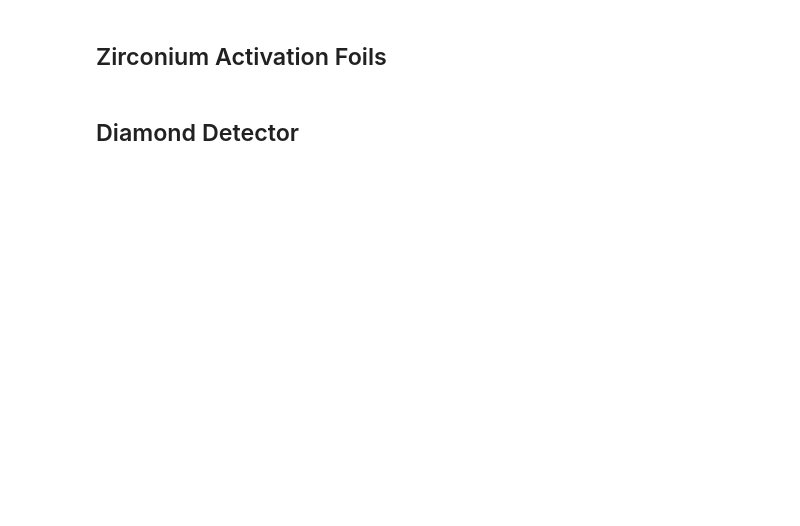
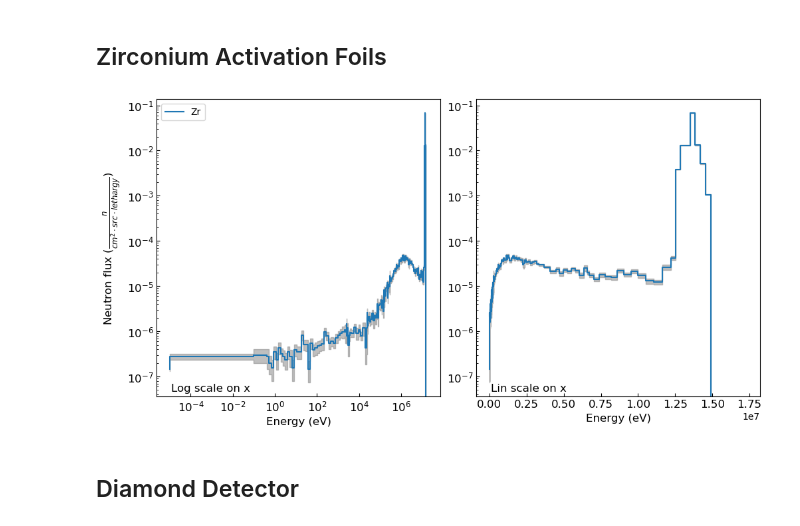
Before and after one commit to LIBRA-project/BABY-1L-run-1, a Jupyter notebook: analysis/neutron/postprocessing.ipynb, the cells around one changed output. Cells and saved outputs as stored; diff of their text form; code cells hidden in the pictures; blank space fills up the shorter version.

Commit message:
plot zr current

```diff
--- a/analysis/neutron/postprocessing.ipynb
+++ b/analysis/neutron/postprocessing.ipynb
@@ -214,5 +204,14 @@ plot = plot_mesh_tally(
     )
 # %% [markdown]
 ## Zirconium Activation Foils
+# %%
+act_foils_radius = 1.8
+act_foils_surface = helpers.calculate_circle_surface(act_foils_radius)
+zr_current = helpers.rescale_to_lethargy(act_foils_zr_current, act_foils_surface)
+ylabel_n = r'Neutron flux $(\frac{n}{cm^2 \cdot src \cdot lethargy})$'
+# %%
+helpers.plot_results(zr_current, ylabel=ylabel_n)
+# %% [output]
+[figure, added]
 # %% [markdown]
 ## Diamond Detector
```
Also changed, not shown: parts of 7 cells of this notebook, 4 other files.
